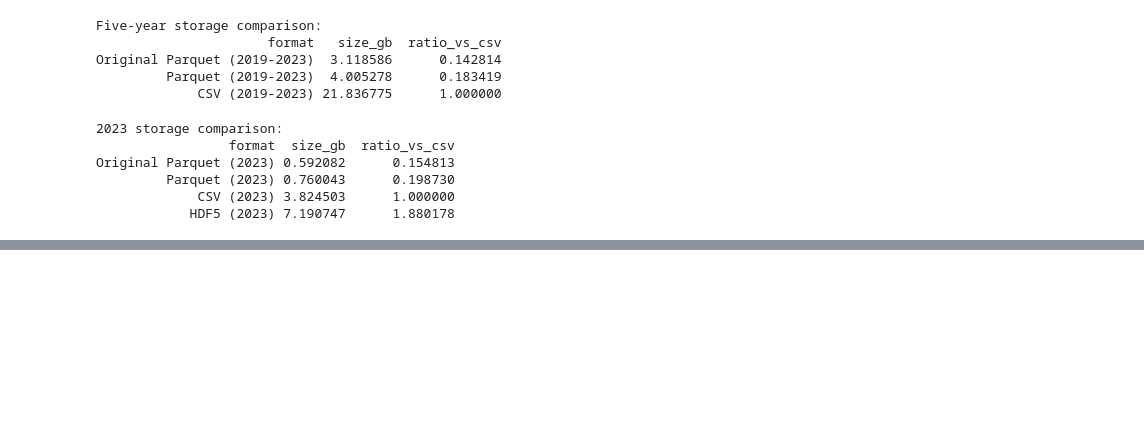
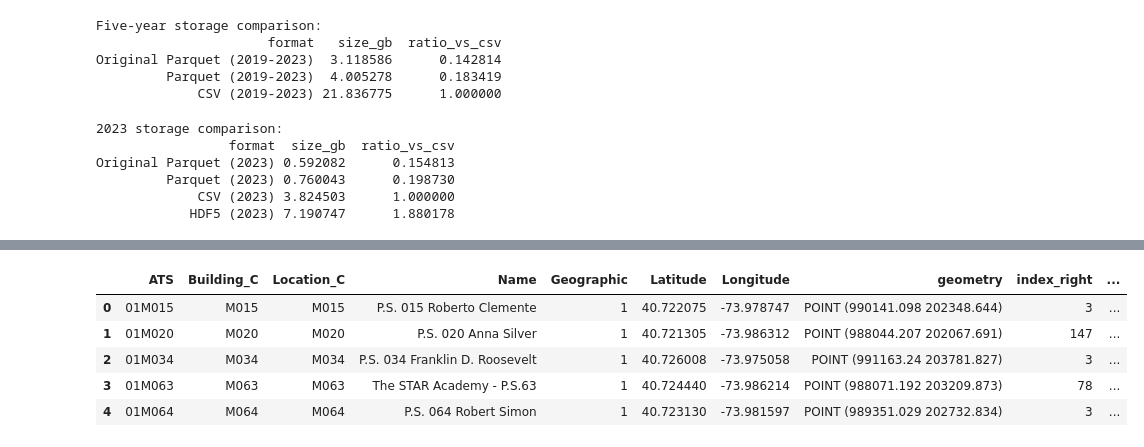
Before and after one commit to biljanaa33/big_data, a Jupyter notebook: assignment3.ipynb, the cells around one changed output, grey strips where cells are left out. Drawn from its saved outputs; the diff is of its cells as text; code cells hidden in the pictures; blank space fills up the shorter version.

```diff
--- a/assignment3.ipynb
+++ b/assignment3.ipynb
@@ -421,0 +607,7 @@ Original Parquet (2023) 0.592082      0.154813
+# %%
+TAXI_ZONES_PATH = Path("/d/hpc/home/sm79111/bigdata/taxi_zones/taxi_zones/taxi_zones.shp")
+
+zones = gpd.read_file(TAXI_ZONES_PATH)
+
+print(zones.head())
+print(zones.crs)
@@ -421,0 +629,35 @@ Original Parquet (2023) 0.592082      0.154813
+# %%
+# Convert both to same CRS (since Taxi zones are natively in 2263)
+schools = schools.to_crs("EPSG:2263")
+zones = zones.to_crs("EPSG:2263")
+# %%
+schools = schools.dropna(subset=["Latitude", "Longitude"])
+
+schools_gdf = gpd.GeoDataFrame(
+    schools,
+    geometry=gpd.points_from_xy(schools["Longitude"], schools["Latitude"]),
+    crs="EPSG:4326"
+)
+
+schools_gdf = schools_gdf.to_crs("EPSG:2263")
+# %%
+# vicinity ? -> near taxi zones, not just inside
+# zones_buffered = zones.copy()
+# zones_buffered["geometry"] = zones_buffered.geometry.buffer(500)  # 500 meters
+
+# Spatial Join - Assign each school to a taxi zone
+schools_with_zones = gpd.sjoin(
+    schools_gdf,
+    zones[["LocationID", "zone", "borough", "geometry"]],
+    how="inner",
+    predicate="within"
+)
+# %%
+schools_with_zones.head()
+# %% [output]
+|  | ATS | Building_C | Location_C | Name | Geographic | Latitude | Longitude | geometry | index_right | ... |
+| 0 | 01M015 | M015 | M015 | P.S. 015 Roberto Clemente | 1 | 40.722075 | -73.978747 | POINT (990141.098 202348.644) | 3 | ... |
+| 1 | 01M020 | M020 | M020 | P.S. 020 Anna Silver | 1 | 40.721305 | -73.986312 | POINT (988044.207 202067.691) | 147 | ... |
+| 2 | 01M034 | M034 | M034 | P.S. 034 Franklin D. Roosevelt | 1 | 40.726008 | -73.975058 | POINT (991163.24 203781.827) | 3 | ... |
+| 3 | 01M063 | M063 | M063 | The STAR Academy - P.S.63 | 1 | 40.724440 | -73.986214 | POINT (988071.192 203209.873) | 78 | ... |
+| 4 | 01M064 | M064 | M064 | P.S. 064 Robert Simon | 1 | 40.723130 | -73.981597 | POINT (989351.029 202732.834) | 3 | ... |
```
Also changed, not shown: parts of 50 cells of this notebook.
